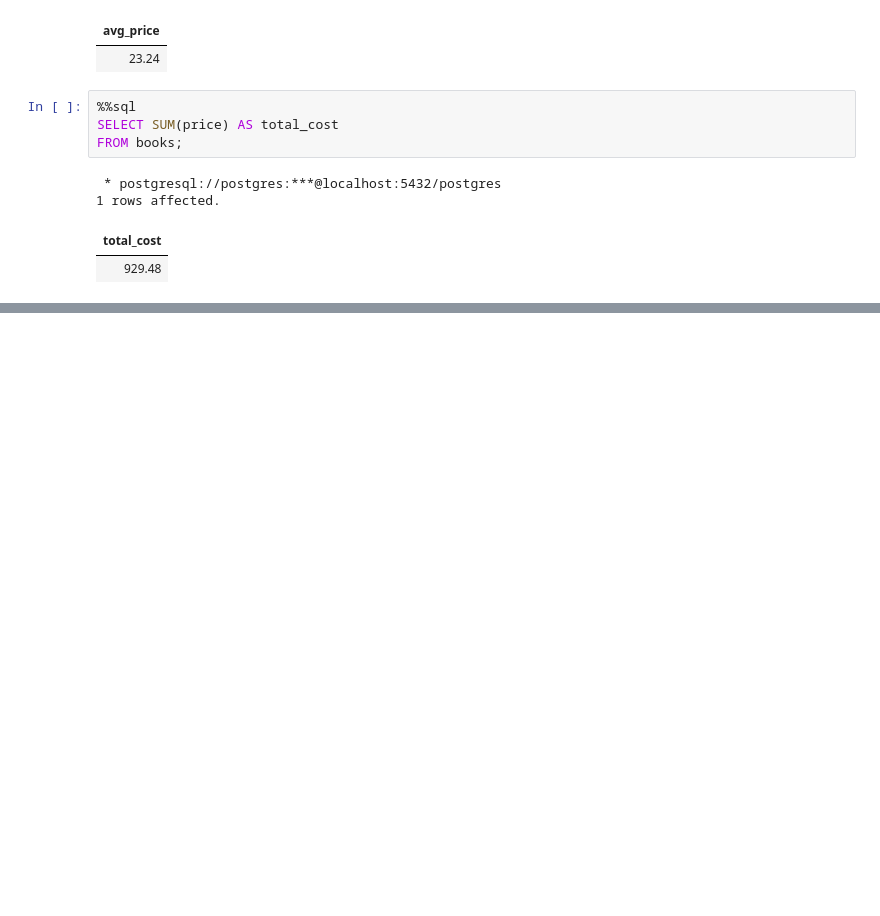
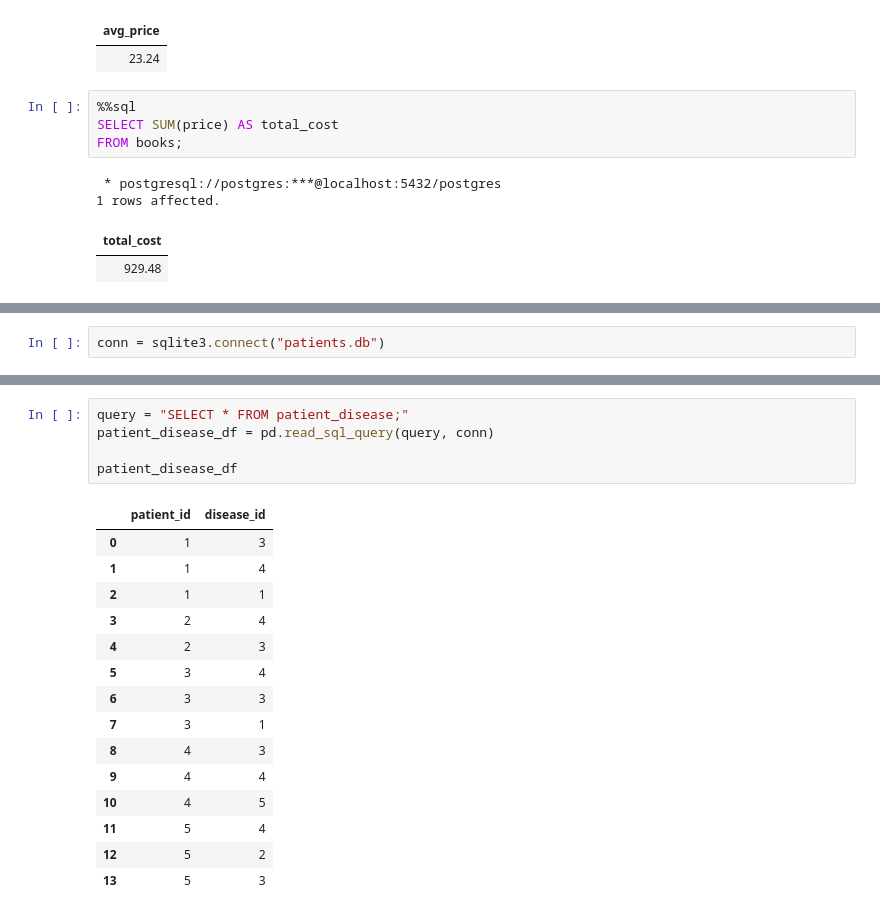
Before and after one commit to Yasir-4/data-science-practice, a Jupyter notebook: practice_2.ipynb, the cells around one changed output, grey strips where cells are left out. Cells and saved outputs as stored; diff of their text form; blank space fills up the shorter version.

```diff
--- a/practice_2.ipynb
+++ b/practice_2.ipynb
@@ -2349,0 +2622,2 @@ FROM books;
+# %%
+conn = sqlite3.connect("patients.db")
@@ -2349,0 +2748,21 @@ FROM books;
+# %%
+query = "SELECT * FROM patient_disease;"
+patient_disease_df = pd.read_sql_query(query, conn)
+
+patient_disease_df
+# %% [output]
+|  | patient_id | disease_id |
+| 0 | 1 | 3 |
+| 1 | 1 | 4 |
+| 2 | 1 | 1 |
+| 3 | 2 | 4 |
+| 4 | 2 | 3 |
+| 5 | 3 | 4 |
+| 6 | 3 | 3 |
+| 7 | 3 | 1 |
+| 8 | 4 | 3 |
+| 9 | 4 | 4 |
+| 10 | 4 | 5 |
+| 11 | 5 | 4 |
+| 12 | 5 | 2 |
+| 13 | 5 | 3 |
```
Also changed, not shown: parts of 37 cells of this notebook.
